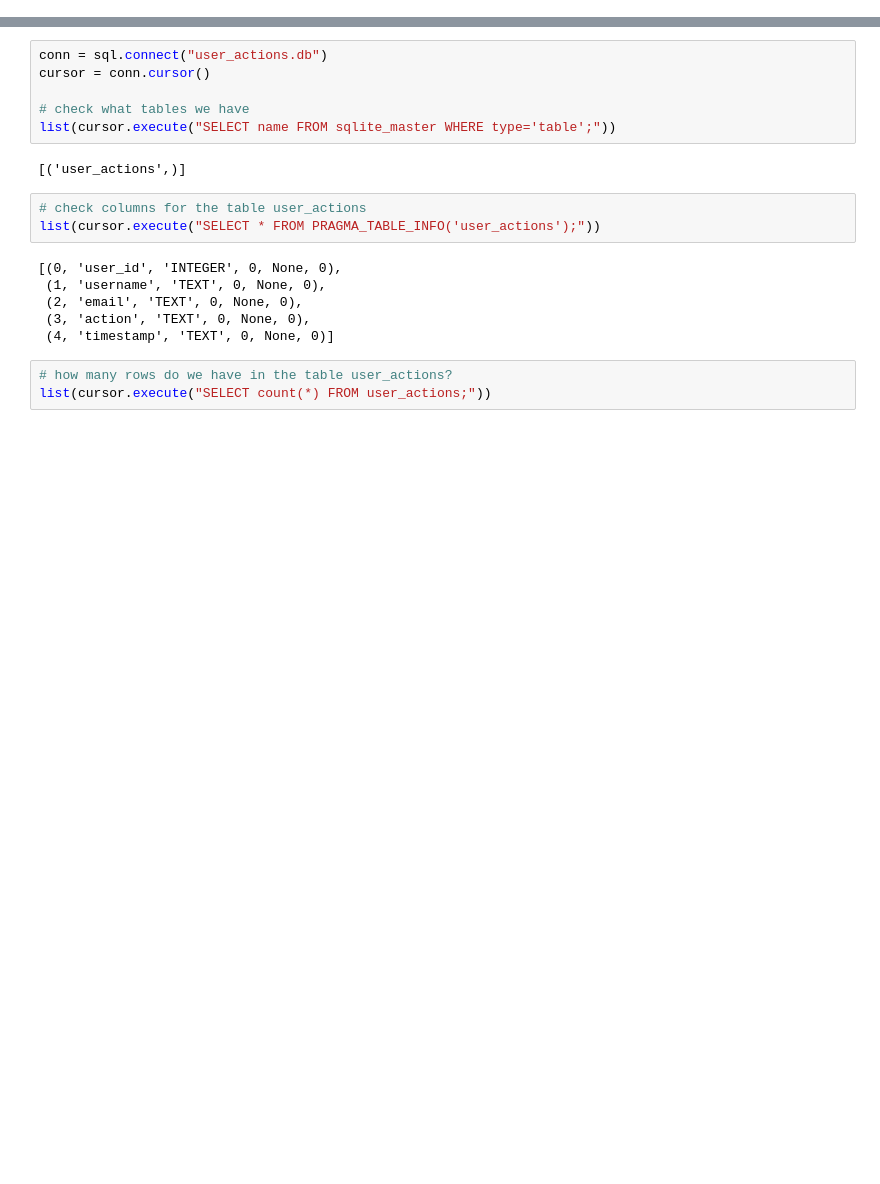
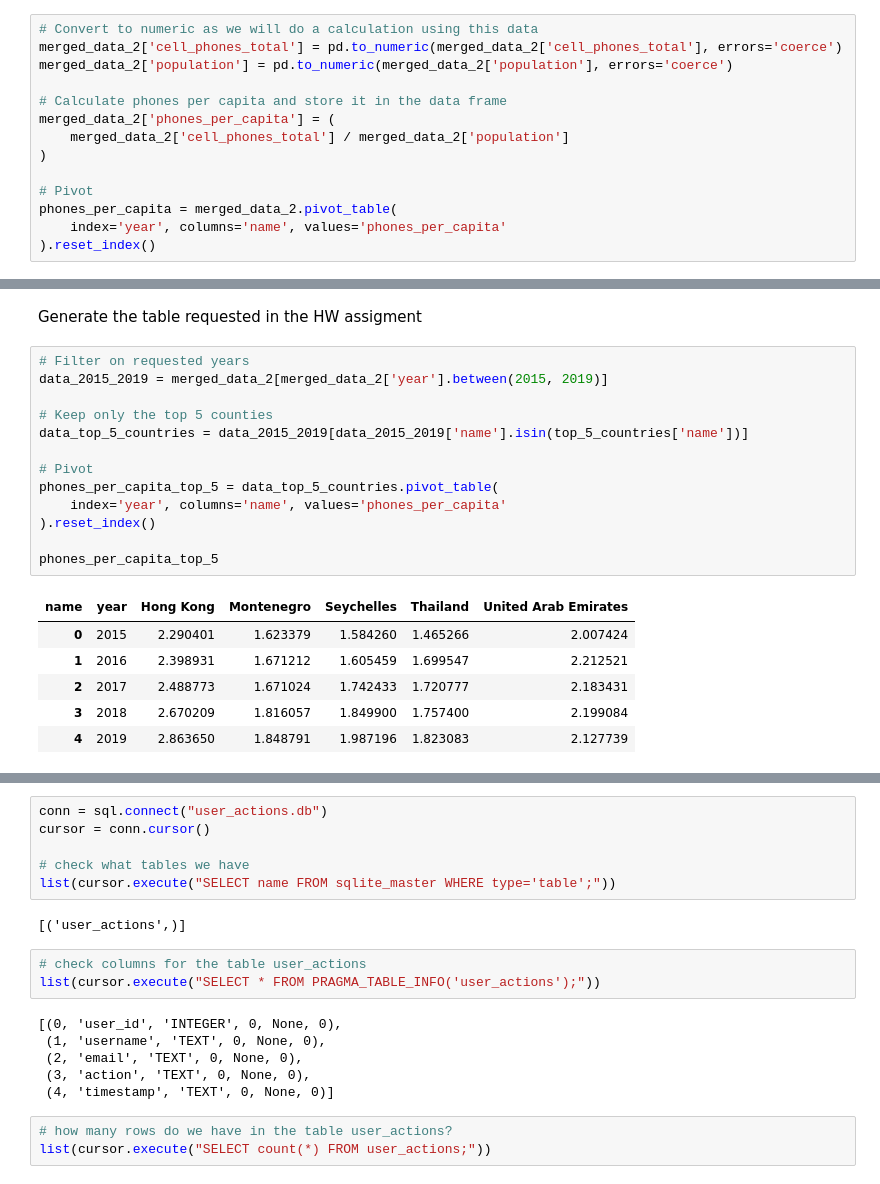
Before and after one commit to mathildecoffy/su-mt4007, a Jupyter notebook: HW4/HW4.ipynb, the cells around one changed output, grey strips where cells are left out. Drawn from its saved outputs; the diff is of its cells as text; blank space fills up the shorter version.

```diff
--- a/HW4/HW4.ipynb
+++ b/HW4/HW4.ipynb
@@ -11,0 +87,14 @@ import re
+# %%
+# Convert to numeric as we will do a calculation using this data
+merged_data_2['cell_phones_total'] = pd.to_numeric(merged_data_2['cell_phones_total'], errors='coerce')
+merged_data_2['population'] = pd.to_numeric(merged_data_2['population'], errors='coerce')
+
+# Calculate phones per capita and store it in the data frame
+merged_data_2['phones_per_capita'] = (
+    merged_data_2['cell_phones_total'] / merged_data_2['population']
+)
+
+# Pivot
+phones_per_capita = merged_data_2.pivot_table(
+    index='year', columns='name', values='phones_per_capita'
+).reset_index()
@@ -11,0 +122,22 @@ import re
+# %% [markdown]
+Generate the table requested in the HW assigment
+# %%
+# Filter on requested years
+data_2015_2019 = merged_data_2[merged_data_2['year'].between(2015, 2019)]
+
+# Keep only the top 5 counties
+data_top_5_countries = data_2015_2019[data_2015_2019['name'].isin(top_5_countries['name'])]
+
+# Pivot
+phones_per_capita_top_5 = data_top_5_countries.pivot_table(
+    index='year', columns='name', values='phones_per_capita'
+).reset_index()
+
+phones_per_capita_top_5
+# %% [output]
+| name | year | Hong Kong | Montenegro | Seychelles | Thailand | United Arab Emirates |
+| 0 | 2015 | 2.290401 | 1.623379 | 1.584260 | 1.465266 | 2.007424 |
+| 1 | 2016 | 2.398931 | 1.671212 | 1.605459 | 1.699547 | 2.212521 |
+| 2 | 2017 | 2.488773 | 1.671024 | 1.742433 | 1.720777 | 2.183431 |
+| 3 | 2018 | 2.670209 | 1.816057 | 1.849900 | 1.757400 | 2.199084 |
+| 4 | 2019 | 2.863650 | 1.848791 | 1.987196 | 1.823083 | 2.127739 |
```
Also changed, not shown: parts of 29 cells of this notebook.
